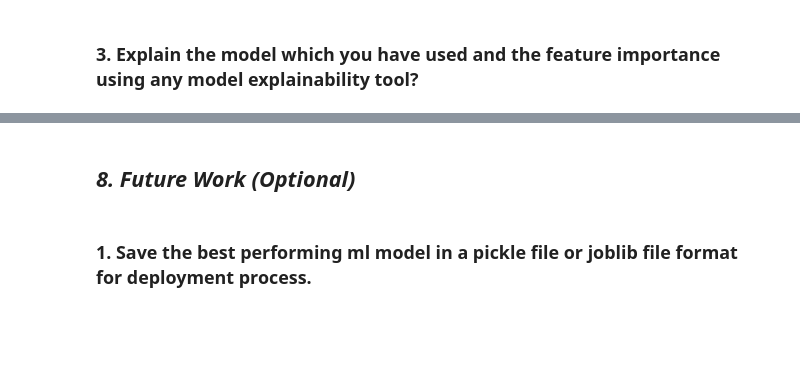
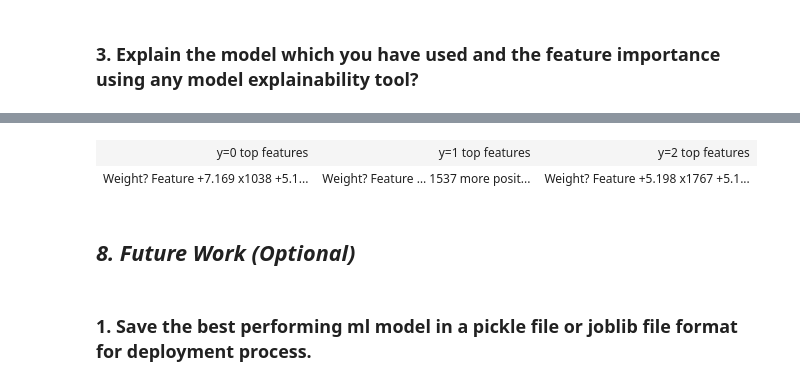
Before and after one commit to Pawanme9034/Sentiment_Analysis_Predicting_sentiment_of_COVID-19_tweets, a Jupyter notebook: Sentiment_Analysis_Predicting_sentiment_of_COVID_19_tweets.ipynb, the cells around one changed output, grey strips where cells are left out. Saved outputs shown, nothing was run; the diff lists cells and outputs as text; code cells hidden in the pictures; blank space fills up the shorter version.

```diff
--- a/Sentiment_Analysis_Predicting_sentiment_of_COVID_19_tweets.ipynb
+++ b/Sentiment_Analysis_Predicting_sentiment_of_COVID_19_tweets.ipynb
@@ -1204,0 +1699,6 @@ Answer Here.
+# %%
+# Explain the model using eli5
+eli5.show_weights(SVC, vec=vectorizer, top=10)
+# %% [output]
+| y=0 top features | y=1 top features | y=2 top features |
+| Weight? Feature +7.169 x1038 +5.1... | Weight? Feature … 1537 more posit... | Weight? Feature +5.198 x1767 +5.1... |
```
Also changed, not shown: parts of 138 cells of this notebook.
